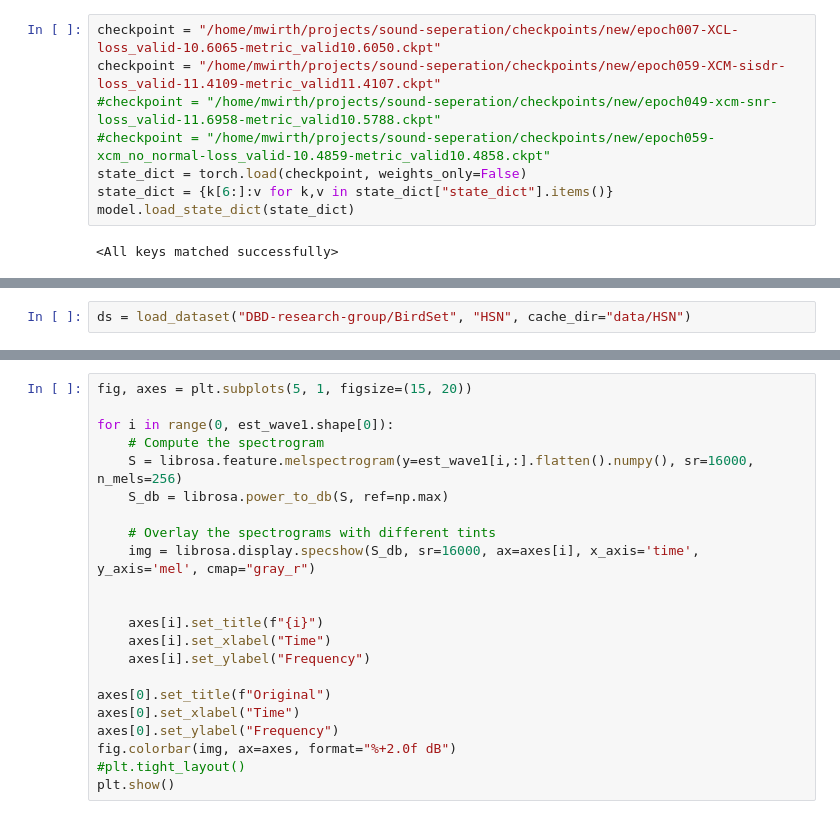
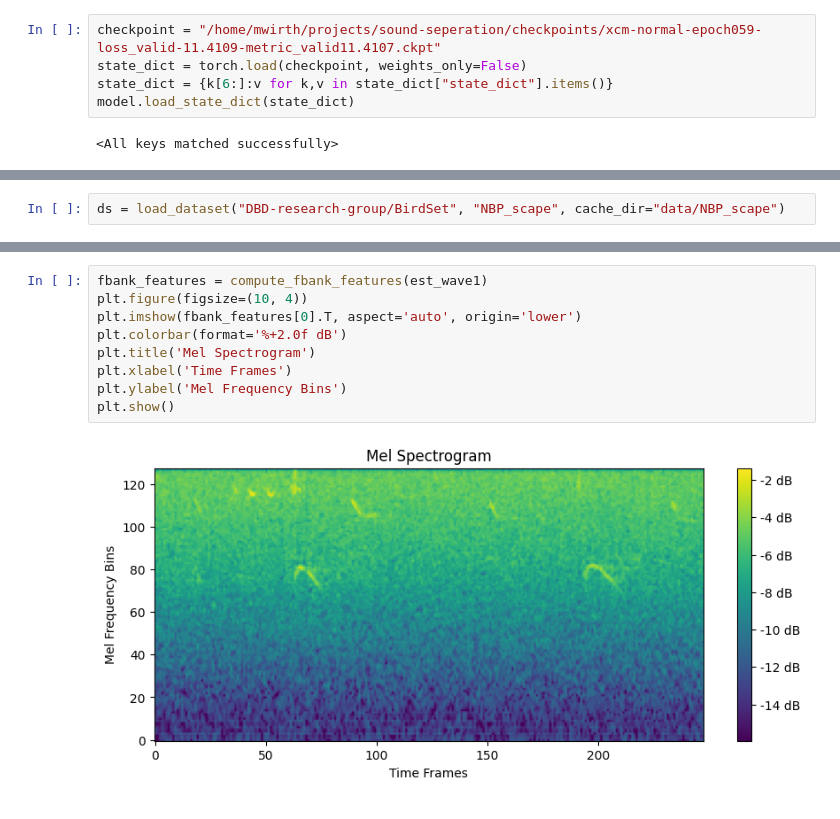
Before and after one commit to KlaraGtknst/sound-separation, a Jupyter notebook: notebooks/moritz/03_separation_perch.ipynb, the cells around one changed output, grey strips where cells are left out. Saved outputs shown, nothing was run; the diff lists cells and outputs as text.

```diff
--- a/notebooks/moritz/03_separation_perch.ipynb
+++ b/notebooks/moritz/03_separation_perch.ipynb
@@ -38,9 +51,6 @@ normalize = NormalizePeak(0.2)
 model = TDConvNetpp(in_chan=256, n_src=4, n_repeats=4, encoder=encoder, decoder=decoder)
 # %%
-checkpoint = "/home/mwirth/projects/sound-seperation/checkpoints/new/epoch007-XCL-loss_valid-10.6065-metric_valid10.6050.ckpt"
-checkpoint = "/home/mwirth/projects/sound-seperation/checkpoints/new/epoch059-XCM-sisdr-loss_valid-11.4109-metric_valid11.4107.ckpt"
-#checkpoint = "/home/mwirth/projects/sound-seperation/checkpoints/new/epoch049-xcm-snr-loss_valid-11.6958-metric_valid10.5788.ckpt"
-#checkpoint = "/home/mwirth/projects/sound-seperation/checkpoints/new/epoch059-xcm_no_normal-loss_valid-10.4859-metric_valid10.4858.ckpt"
+checkpoint = "/home/mwirth/projects/sound-seperation/checkpoints/xcm-normal-epoch059-loss_valid-11.4109-metric_valid11.4107.ckpt"
 state_dict = torch.load(checkpoint, weights_only=False)
 state_dict = {k[6:]:v for k,v in state_dict["state_dict"].items()}
 model.load_state_dict(state_dict)
@@ -64,3 +70,3 @@ np.array(hsn.info.features["ebird_code"].names);
 # %%
-ds = load_dataset("DBD-research-group/BirdSet", "HSN", cache_dir="data/HSN")
+ds = load_dataset("DBD-research-group/BirdSet", "NBP_scape", cache_dir="data/NBP_scape")
 # %%
@@ -155,22 +104,11 @@ mean pred: tensor(0.0008) tensor(0.0020)
-# %%
-fig, axes = plt.subplots(5, 1, figsize=(15, 20))
-
-for i in range(0, est_wave1.shape[0]):
-    # Compute the spectrogram
-    S = librosa.feature.melspectrogram(y=est_wave1[i,:].flatten().numpy(), sr=16000, n_mels=256)
-    S_db = librosa.power_to_db(S, ref=np.max)
-
-    # Overlay the spectrograms with different tints
-    img = librosa.display.specshow(S_db, sr=16000, ax=axes[i], x_axis='time', y_axis='mel', cmap="gray_r")
-
-
-    axes[i].set_title(f"{i}")
-    axes[i].set_xlabel("Time")
-    axes[i].set_ylabel("Frequency")
-
-axes[0].set_title(f"Original")
-axes[0].set_xlabel("Time")
-axes[0].set_ylabel("Frequency")
-fig.colorbar(img, ax=axes, format="%+2.0f dB")
-#plt.tight_layout()
-plt.show()
+# %%
+fbank_features = compute_fbank_features(est_wave1)
+plt.figure(figsize=(10, 4))
+plt.imshow(fbank_features[0].T, aspect='auto', origin='lower')
+plt.colorbar(format='%+2.0f dB')
+plt.title('Mel Spectrogram')
+plt.xlabel('Time Frames')
+plt.ylabel('Mel Frequency Bins')
+plt.show()
+# %% [output]
+[figure, added]
```
Also changed, not shown: parts of 16 cells of this notebook, 17 other files.
